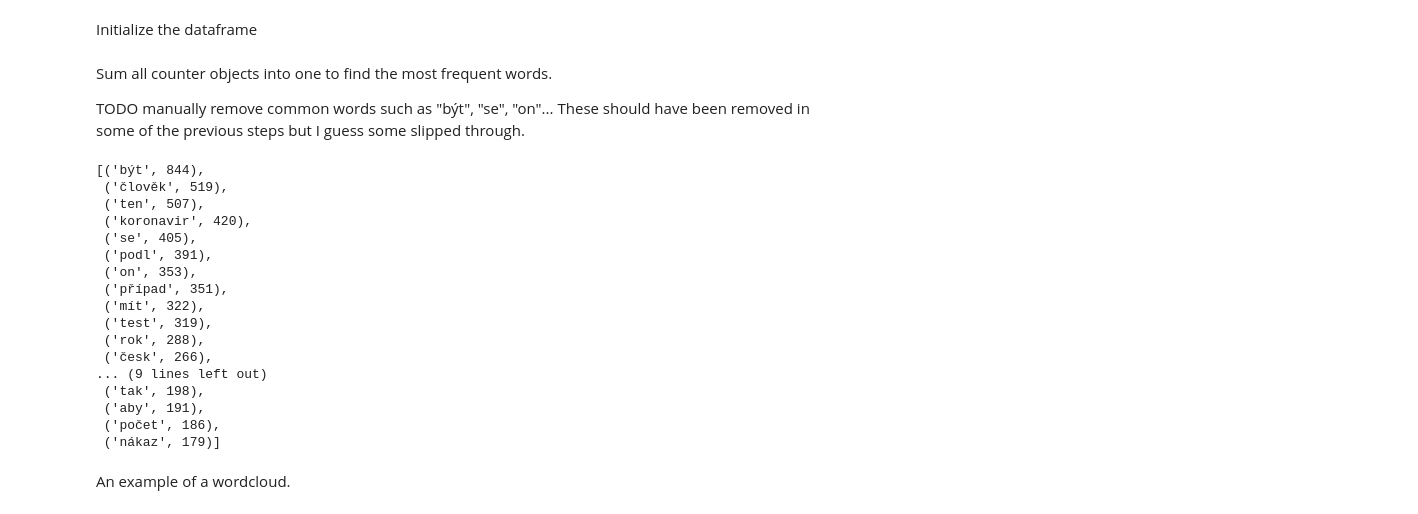
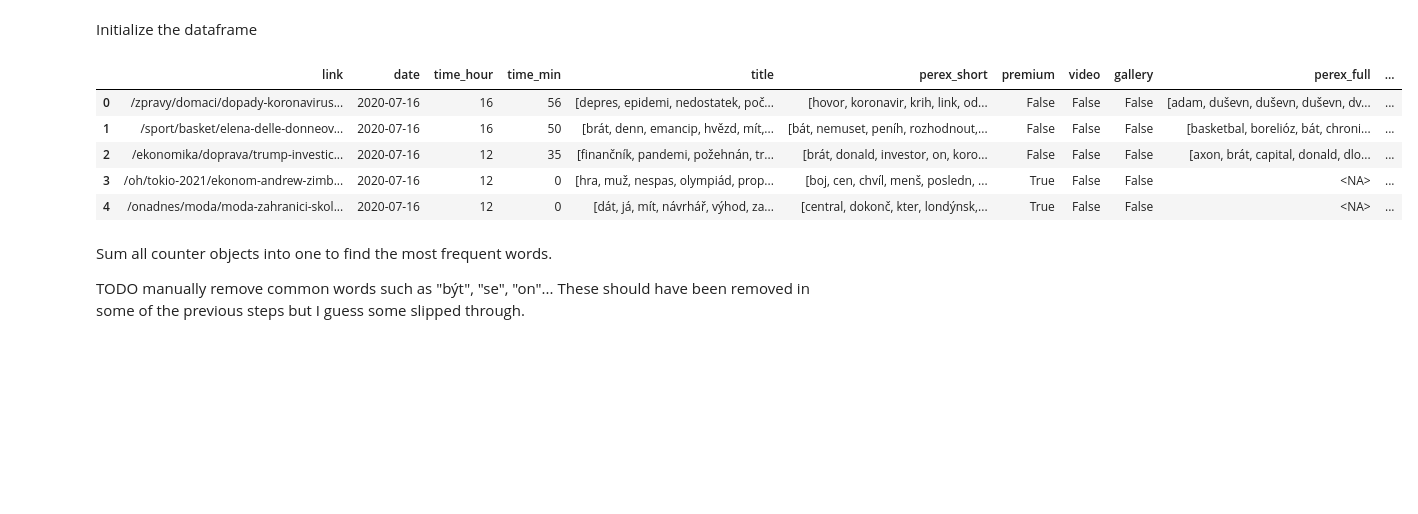
Before and after one commit to rnd195/text-mining-covid, a Jupyter notebook: data_visualization.ipynb, the cells around one changed output. Cells and saved outputs as stored; diff of their text form; code cells hidden in the pictures; blank space fills up the shorter version.

```diff
--- a/data_visualization.ipynb
+++ b/data_visualization.ipynb
@@ -10,30 +14,15 @@ from functools import reduce
 Initialize the dataframe
 # %%
 df = csv_to_df("tmc/data/full_dfs/")
+df.head()
+# %% [output]
+|  | link | date | time_hour | time_min | title | perex_short | premium | video | gallery | perex_full | ... |
+| 0 | /zpravy/domaci/dopady-koronavirus... | 2020-07-16 | 16 | 56 | [depres, epidemi, nedostatek, poč... | [hovor, koronavir, krih, link, od... | False | False | False | [adam, duševn, duševn, duševn, dv... | ... |
+| 1 | /sport/basket/elena-delle-donneov... | 2020-07-16 | 16 | 50 | [brát, denn, emancip, hvězd, mít,... | [bát, nemuset, peníh, rozhodnout,... | False | False | False | [basketbal, borelióz, bát, chroni... | ... |
+| 2 | /ekonomika/doprava/trump-investic... | 2020-07-16 | 12 | 35 | [finančník, pandemi, požehnán, tr... | [brát, donald, investor, on, koro... | False | False | False | [axon, brát, capital, donald, dlo... | ... |
+| 3 | /oh/tokio-2021/ekonom-andrew-zimb... | 2020-07-16 | 12 | 0 | [hra, muž, nespas, olympiád, prop... | [boj, cen, chvíl, menš, posledn, ... | True | False | False | <NA> | ... |
+| 4 | /onadnes/moda/moda-zahranici-skol... | 2020-07-16 | 12 | 0 | [dát, já, mít, návrhář, výhod, za... | [central, dokonč, kter, londýnsk,... | True | False | False | <NA> | ... |
 # %% [markdown]
 Sum all counter objects into one to find the most frequent words.
 
 TODO manually remove common words such as "být", "se", "on"... These should have been removed in some of the previous steps but I guess some slipped through.
-# %%
-all_words = reduce(lambda a, b: a + b, df.word_counter.dropna())
-all_words.most_common(25)
-# %% [output]
-[('být', 844),
- ('člověk', 519),
- ('ten', 507),
- ('koronavir', 420),
- ('se', 405),
- ('podl', 391),
- ('on', 353),
- ('případ', 351),
- ('mít', 322),
- ('test', 319),
- ('rok', 288),
- ('česk', 266),
-... (9 lines left out)
- ('tak', 198),
- ('aby', 191),
- ('počet', 186),
- ('nákaz', 179)]
-# %% [markdown]
-An example of a wordcloud.
```
Also changed, not shown: parts of 9 cells of this notebook, 2 other files.
